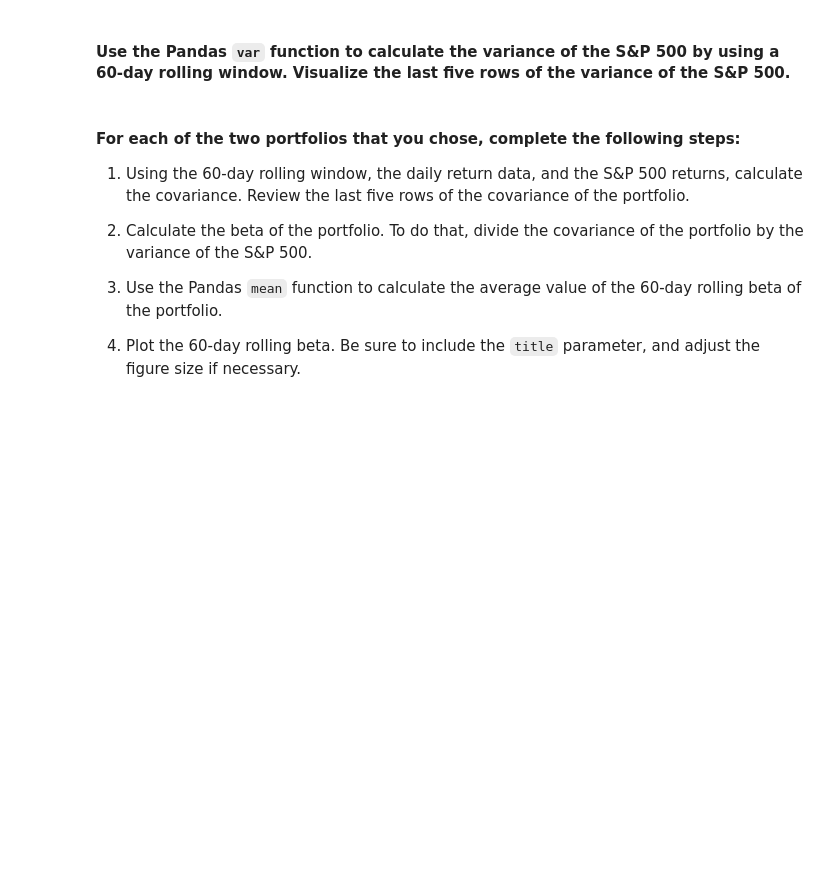
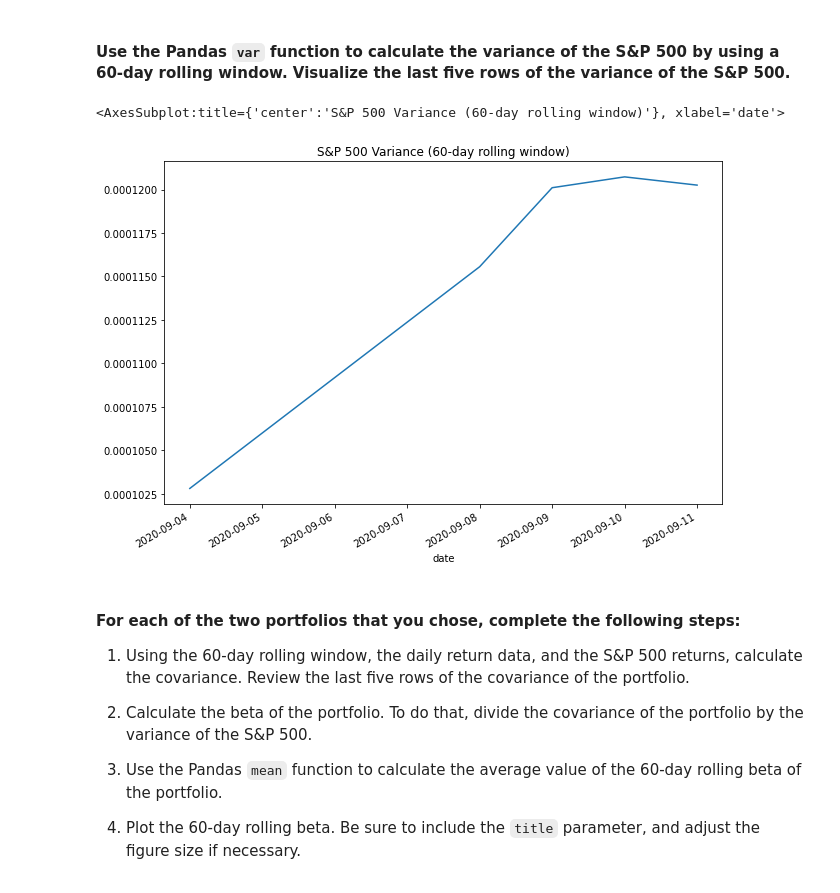
Before and after one commit to ccharafeddine/Module_4_Challenge, a Jupyter notebook: risk_return_analysis.ipynb, the cells around one changed output. Saved outputs shown, nothing was run; the diff lists cells and outputs as text; code cells hidden in the pictures; blank space fills up the shorter version.

```diff
--- a/risk_return_analysis.ipynb
+++ b/risk_return_analysis.ipynb
@@ -395,7 +395,13 @@ Your analysis is nearing completion. Now, you need to evaluate how the portfolio
 #### Use the Pandas `var` function to calculate the variance of the S&P 500 by using a 60-day rolling window. Visualize the last five rows of the variance of the S&P 500.
 # %%
 # Calculate the variance of the S&P 500 using a rolling 60-day window.
-# YOUR CODE HERE
+
+SP500_var = daily_returns_df['S&P 500'].rolling(60).var()
+
+SP500_var.tail(5).plot(title="S&P 500 Variance (60-day rolling window)", figsize=(10,7))
+# %% [output]
+<AxesSubplot:title={'center':'S&P 500 Variance (60-day rolling window)'}, xlabel='date'>
+[figure, added]
 # %% [markdown]
 #### For each of the two portfolios that you chose, complete the following steps:
 
```
Also changed, not shown: parts of 10 cells of this notebook.
